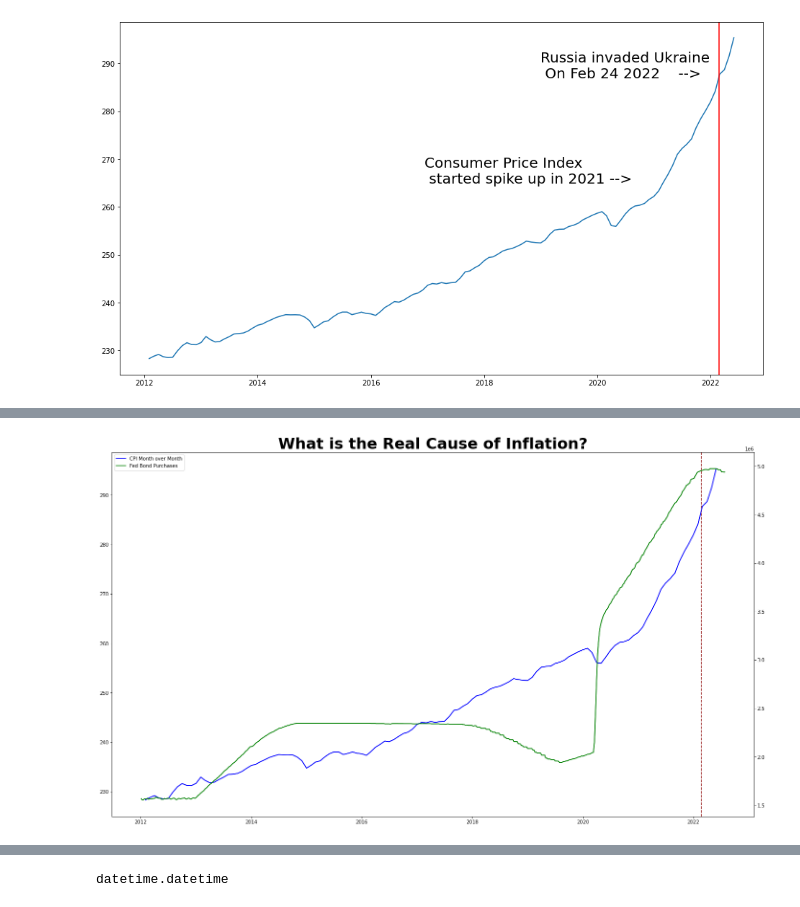
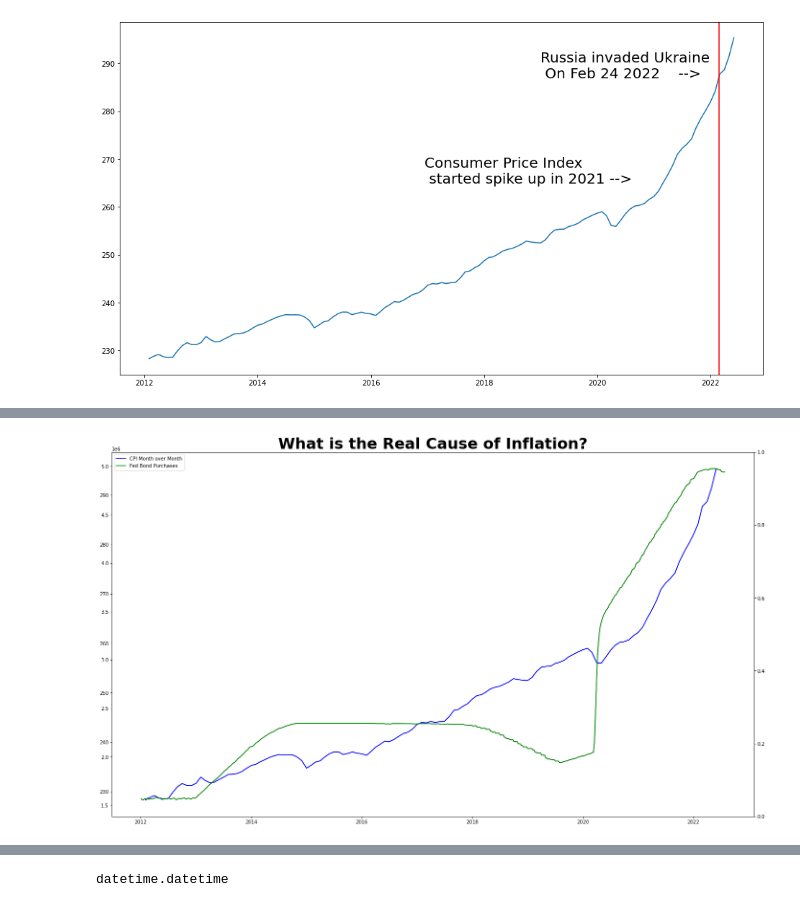
Before and after one commit to lukewbecker/coding, a Jupyter notebook: inflation_analysis.ipynb, the cells around one changed output, grey strips where cells are left out. Saved outputs shown, nothing was run; the diff lists cells and outputs as text; code cells hidden in the pictures.

Commit message:
updates to chart

```diff
--- a/inflation_analysis.ipynb
+++ b/inflation_analysis.ipynb
@@ -68,38 +81,46 @@ fed_bonds = fed_bonds[fed_bonds.index > start_date]
 
 fig, ax1 = plt.subplots(figsize = (24,14))
 ax2 = ax1.twinx()
+ax3 = ax2.twinx()
 # ax3 = ax1.twinx()
 
 
 ax1.plot(cpi_mom, c='blue', label = 'CPI Month over Month')
 ax2.plot(fed_bonds, c='green', label = 'Fed Bond Purchases')
-# ax3.plot(cpi_mom[-5], c = 'red', marker = 'o')
+# ax3.plot(cpi_mom, c = 'red', ls = '-.')
 
-ax1.axvspan(ukraine_war,c='darkred', ls = '--', label = 'Russia Invades Ukraine')
+# ax1.axvline(ukraine_war, c='darkred', ls = '--', label = 'Russia Invades Ukraine')
+
+# ax1.axvspan(cpi_mom[-5], cpi_mom[-1], color='darkred', label = 'Russia Invades Ukraine', alpha = 0.3)
+
+# ymark = cpi_mom[-5]
+# xpos = cpi_mom.index[-5]
+# xmark = cpi_mom[xpos]
+
 # ax1.text(ukraine_war+datetime.timedelta(days=-1400),287
 #          ,'Russia invaded Ukraine \n On 24 Feb 2022 -->'
 #          ,fontsize=20)
 # ax1.text(ukraine_war+datetime.timedelta(days=-1950),230
 #          ,'FED started unlimited QE\n in March 2020         -->'
 #          ,fontsize=20)
 
 # Ukraine war dot
 # ukx = [240]
 # uky = [-1500]
 # plt.plot(ukx, uky, markersize = 5, markeredgecolor = 'black', markerfacecolor = 'mediumblue')
 
 # plt.annotate("Ukraine War", xy = (ukraine_war,
 
 
 # Titles and legends:
 lns1 = ax1.plot(cpi_mom,c='blue', label = 'CPI Month over Month')
 lns2 = ax2.plot(fed_bonds,c='green', label = 'Fed Bond Purchases')
 # lns3 = ax1.plot(ukraine_war,c='darkred', ls = '--', label = 'Russia Invades Ukraine')
 leg = lns1 + lns2
 labs = [l.get_label() for l in leg]
 
 plt.title("What is the Real Cause of Inflation?", fontsize = 32, fontweight = 'bold')
 ax1.legend(leg, labs, loc = 0)
 plt.show()
 # %% [output]
-[figure, old version]
+[figure, new version]
```
Also changed, not shown: parts of 15 cells of this notebook.
